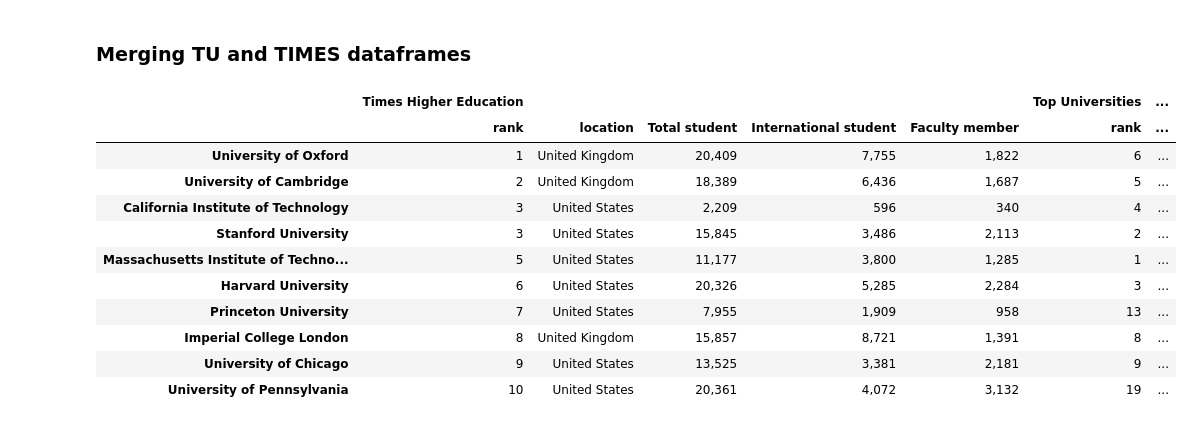
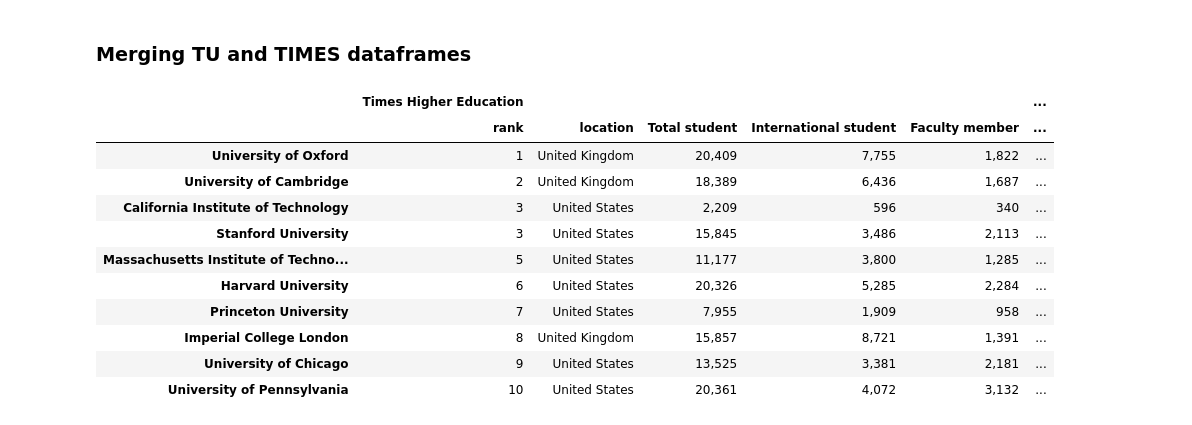
Before and after one commit to Amaumaury/ada-2017, a Jupyter notebook: 02 - Data from the Web/Homework2.ipynb, the cells around one changed output. Drawn from its saved outputs; the diff is of its cells as text; code cells hidden in the pictures.

```diff
--- a/02 - Data from the Web/Homework2.ipynb
+++ b/02 - Data from the Web/Homework2.ipynb
@@ -239,0 +305,21 @@ times_ranking_dataframe.head()
+# %%
+nr_stud        = times_ranking_dataframe['Total student'];
+nr_fac_mem     = times_ranking_dataframe['Faculty member'];
+nr_int_stud    = times_ranking_dataframe['International student'];
+
+stud_fac_ratio = nr_stud/nr_fac_mem;
+stud_int_ratio = nr_int_stud/nr_stud;
+
+times_ranking_dataframe['Students / Faculty ratio'] = stud_fac_ratio;
+times_ranking_dataframe['International Students ratio'] = stud_int_ratio;
+
+times_ranking_dataframe['Students / Faculty ratio'] = stud_fac_ratio;
+by_country = pd.DataFrame( times_ranking_dataframe.groupby(['location'])['Students / Faculty ratio'].max() );
+by_country.sort_values(['Students / Faculty ratio'], ascending = False, inplace=True)
+print('TOP 3 Locations with Students / Faculty ratio from  Times High Education')
+display(by_country.head(3))
+
+by_country = pd.DataFrame( times_ranking_dataframe.groupby(['location'])['International Students ratio'].max() );
+by_country.sort_values(['International Students ratio'], ascending = False, inplace=True)
+print('TOP 3 Locations with In. Student ratio from  Times High Education')
+display(by_country.head(3))
@@ -355,37 +446,45 @@ times_ranking_dataframe.head(3)
 ### Merging TU and TIMES dataframes
 # %%
 #adding subcolumns above the merge to separate 2 datasets
-tu_ranking_dataframe = pd.concat([tu_ranking_dataframe], axis=1, keys=['Top Universities'])
-times_ranking_dataframe = pd.concat([times_ranking_dataframe], axis=1, keys=['Times Higher Education'])
+#tu_ranking_dataframe = pd.concat([tu_ranking_dataframe], axis=1, keys=['Top Universities'])
+#times_ranking_dataframe = pd.concat([times_ranking_dataframe], axis=1, keys=['Times Higher Education'])
 
 #merging the dataframes
 merged_dataframes = times_ranking_dataframe.join(tu_ranking_dataframe, how='outer')
 
 # replace '=3' with (float)3
-data_len = len(merged_dataframes[[('Times Higher Education', 'rank')]])
 for idx in merged_dataframes[[('Times Higher Education', 'rank')]].index:
-    string = str(merged_dataframes[('Times Higher Education', 'rank')][idx]);
-    merged_dataframes[('Times Higher Education', 'rank')][idx] = float(string.replace('=',''))
-    #print(merged_dataframes[('TIMES', 'rank')][idx])
+    val_TIMES = float(str(merged_dataframes[('Times Higher Education', 'rank')][idx]).replace('=',''));
+    val_TU = float(str(merged_dataframes[('Top Universities', 'rank')][idx]).replace('=',''));
+    merged_dataframes[('Times Higher Education', 'rank')][idx] = val_TIMES
+    merged_dataframes[('Top Universities', 'rank')][idx] = val_TU
+    if(val_TIMES != np.nan and val_TU != np.nan):
+        merged_dataframes.loc[idx,'Mean rank'] = np.sqrt(val_TIMES*val_TU, dtype=float)
+    #print(np.floor(np.sqrt(val_TIMES*val_TU)))
 
 # sorting in ('TIMES', 'rank') values
 merged_dataframes.sort_values([('Times Higher Education', 'rank') ], ascending = True, inplace=True)
 
 # changing display options for floating point
 pd.options.display.float_format = '{:,.0f}'.format
 
+merged_dataframes[('Times Higher Education','International Students ratio')] = merged_dataframes[('Times Higher Education','International Students ratio')].map('{:.2f}'.format)
+merged_dataframes[('Times Higher Education','Students / Faculty ratio')] = merged_dataframes[('Times Higher Education','Students / Faculty ratio')].map('{:.2f}'.format)
+merged_dataframes[('Top Universities','International Students ratio')] = merged_dataframes[('Top Universities','International Students ratio')].map('{:.2f}'.format)
+merged_dataframes[('Top Universities','Students / Faculty ratio')] = merged_dataframes[('Top Universities','Students / Faculty ratio')].map('{:.2f}'.format)
+
 # showing the results
 merged_dataframes.head(10)
 # %% [output]
-|  | Times Higher Education |  |  |  |  | Top Universities | ... |
-|  | rank | location | Total student | International student | Faculty member | rank | ... |
-| University of Oxford | 1 | United Kingdom | 20,409 | 7,755 | 1,822 | 6 | ... |
-| University of Cambridge | 2 | United Kingdom | 18,389 | 6,436 | 1,687 | 5 | ... |
-| California Institute of Technology | 3 | United States | 2,209 | 596 | 340 | 4 | ... |
-| Stanford University | 3 | United States | 15,845 | 3,486 | 2,113 | 2 | ... |
-| Massachusetts Institute of Techno... | 5 | United States | 11,177 | 3,800 | 1,285 | 1 | ... |
-| Harvard University | 6 | United States | 20,326 | 5,285 | 2,284 | 3 | ... |
-| Princeton University | 7 | United States | 7,955 | 1,909 | 958 | 13 | ... |
-| Imperial College London | 8 | United Kingdom | 15,857 | 8,721 | 1,391 | 8 | ... |
-| University of Chicago | 9 | United States | 13,525 | 3,381 | 2,181 | 9 | ... |
-| University of Pennsylvania | 10 | United States | 20,361 | 4,072 | 3,132 | 19 | ... |
+|  | Times Higher Education |  |  |  |  | ... |
+|  | rank | location | Total student | International student | Faculty member | ... |
+| University of Oxford | 1 | United Kingdom | 20,409 | 7,755 | 1,822 | ... |
+| University of Cambridge | 2 | United Kingdom | 18,389 | 6,436 | 1,687 | ... |
+| California Institute of Technology | 3 | United States | 2,209 | 596 | 340 | ... |
+| Stanford University | 3 | United States | 15,845 | 3,486 | 2,113 | ... |
+| Massachusetts Institute of Techno... | 5 | United States | 11,177 | 3,800 | 1,285 | ... |
+| Harvard University | 6 | United States | 20,326 | 5,285 | 2,284 | ... |
+| Princeton University | 7 | United States | 7,955 | 1,909 | 958 | ... |
+| Imperial College London | 8 | United Kingdom | 15,857 | 8,721 | 1,391 | ... |
+| University of Chicago | 9 | United States | 13,525 | 3,381 | 2,181 | ... |
+| University of Pennsylvania | 10 | United States | 20,361 | 4,072 | 3,132 | ... |
```
Also changed, not shown: parts of 17 cells of this notebook.
